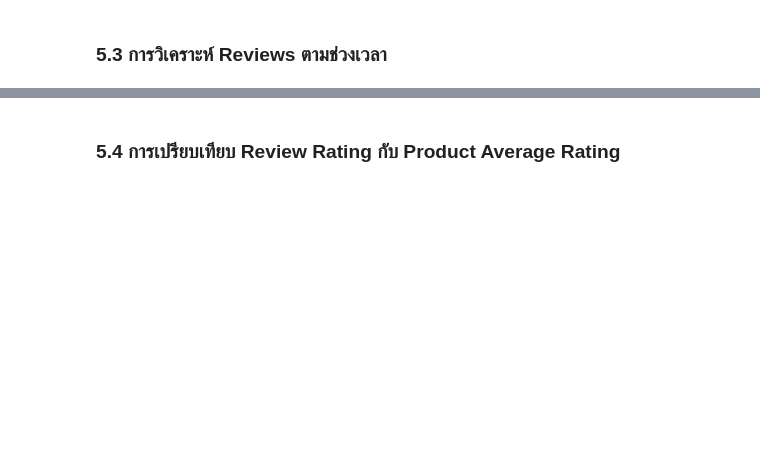
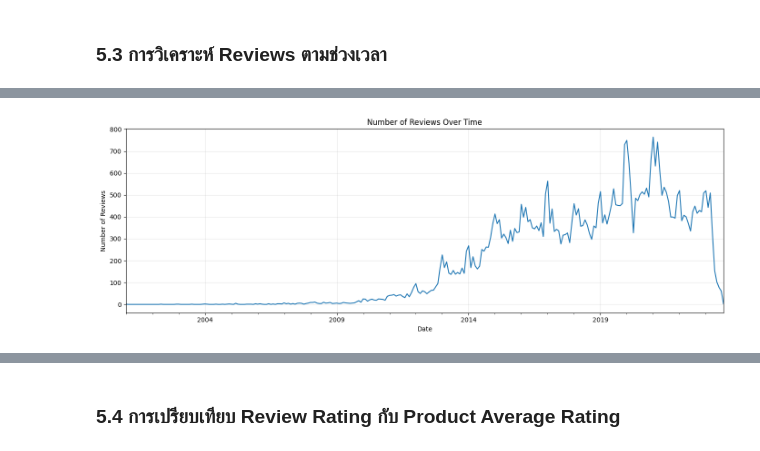
Before and after one commit to suphitchakh-web/Project_1, a Jupyter notebook: Team06_Part2.ipynb, the cells around one changed output, grey strips where cells are left out. Saved outputs shown, nothing was run; the diff lists cells and outputs as text; code cells hidden in the pictures; blank space fills up the shorter version.

```diff
--- a/Team06_Part2.ipynb
+++ b/Team06_Part2.ipynb
@@ -731,0 +951,10 @@ Join Success Rate: 100.00%
+# %%
+reviews_by_month = (
+    analysis_df
+    .set_index("review_date")
+    .resample("M")
+    .size()
+)
+
+print("===== Monthly Reviews =====")
+display(reviews_by_month.head(20))
@@ -731,0 +982,14 @@ Join Success Rate: 100.00%
+# %%
+plt.figure(figsize=(14, 5))
+
+reviews_by_month.plot()
+
+plt.title("Number of Reviews Over Time")
+plt.xlabel("Date")
+plt.ylabel("Number of Reviews")
+plt.grid(True, alpha=0.3)
+
+plt.tight_layout()
+plt.show()
+# %% [output]
+[figure, added]
```
Also changed, not shown: parts of 29 cells of this notebook.
